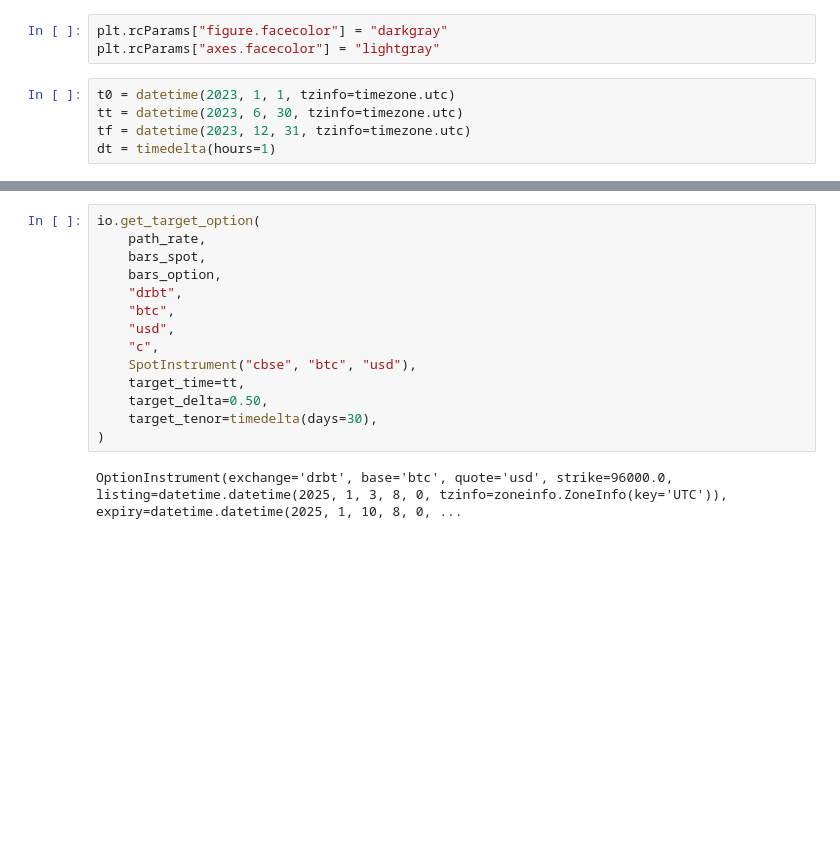
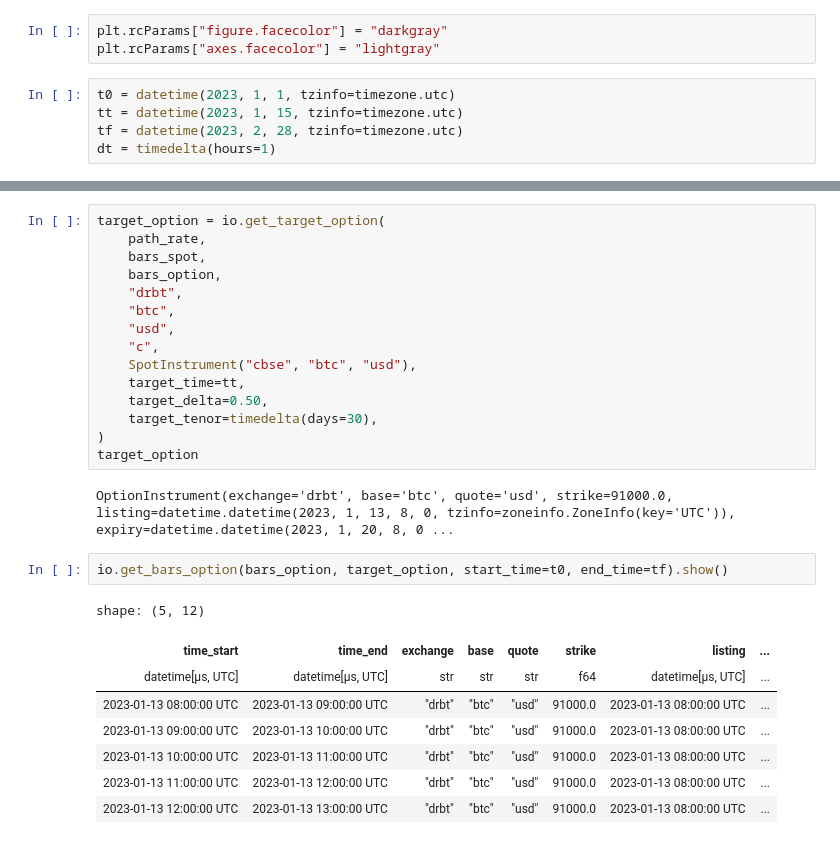
Before and after one commit to andrewchen0028/cc, a Jupyter notebook: packages/sandbox/backtester.ipynb, the cells around one changed output, grey strips where cells are left out. Drawn from its saved outputs; the diff is of its cells as text; blank space fills up the shorter version.

```diff
--- a/packages/sandbox/backtester.ipynb
+++ b/packages/sandbox/backtester.ipynb
@@ -14,7 +14,7 @@ plt.rcParams["figure.facecolor"] = "darkgray"
 plt.rcParams["axes.facecolor"] = "lightgray"
 # %%
 t0 = datetime(2023, 1, 1, tzinfo=timezone.utc)
-tt = datetime(2023, 6, 30, tzinfo=timezone.utc)
-tf = datetime(2023, 12, 31, tzinfo=timezone.utc)
+tt = datetime(2023, 1, 15, tzinfo=timezone.utc)
+tf = datetime(2023, 2, 28, tzinfo=timezone.utc)
 dt = timedelta(hours=1)
 # %%
@@ -85,5 +85,5 @@ for k, tl, te in bars_option.select(["strike", "listing", "expiry"]).unique().co
 # %%
-io.get_target_option(
+target_option = io.get_target_option(
     path_rate,
     bars_spot,
     bars_option,
@@ -96,5 +96,17 @@ io.get_target_option(
     target_delta=0.50,
     target_tenor=timedelta(days=30),
 )
+target_option
 # %% [output]
-OptionInstrument(exchange='drbt', base='btc', quote='usd', strike=96000.0, listing=datetime.datetime(2025, 1, 3, 8, 0, tzinfo=zoneinfo.ZoneInfo(key='UTC')), expiry=datetime.datetime(2025, 1, 10, 8, 0, ...
+OptionInstrument(exchange='drbt', base='btc', quote='usd', strike=91000.0, listing=datetime.datetime(2023, 1, 13, 8, 0, tzinfo=zoneinfo.ZoneInfo(key='UTC')), expiry=datetime.datetime(2023, 1, 20, 8, 0 ...
+# %%
+io.get_bars_option(bars_option, target_option, start_time=t0, end_time=tf).show()
+# %% [output]
+shape: (5, 12)
+| time_start | time_end | exchange | base | quote | strike | listing | ... |
+| datetime[μs, UTC] | datetime[μs, UTC] | str | str | str | f64 | datetime[μs, UTC] | ... |
+| 2023-01-13 08:00:00 UTC | 2023-01-13 09:00:00 UTC | "drbt" | "btc" | "usd" | 91000.0 | 2023-01-13 08:00:00 UTC | ... |
+| 2023-01-13 09:00:00 UTC | 2023-01-13 10:00:00 UTC | "drbt" | "btc" | "usd" | 91000.0 | 2023-01-13 08:00:00 UTC | ... |
+| 2023-01-13 10:00:00 UTC | 2023-01-13 11:00:00 UTC | "drbt" | "btc" | "usd" | 91000.0 | 2023-01-13 08:00:00 UTC | ... |
+| 2023-01-13 11:00:00 UTC | 2023-01-13 12:00:00 UTC | "drbt" | "btc" | "usd" | 91000.0 | 2023-01-13 08:00:00 UTC | ... |
+| 2023-01-13 12:00:00 UTC | 2023-01-13 13:00:00 UTC | "drbt" | "btc" | "usd" | 91000.0 | 2023-01-13 08:00:00 UTC | ... |
```
Also changed, not shown: parts of 5 cells of this notebook, 12 other files.
